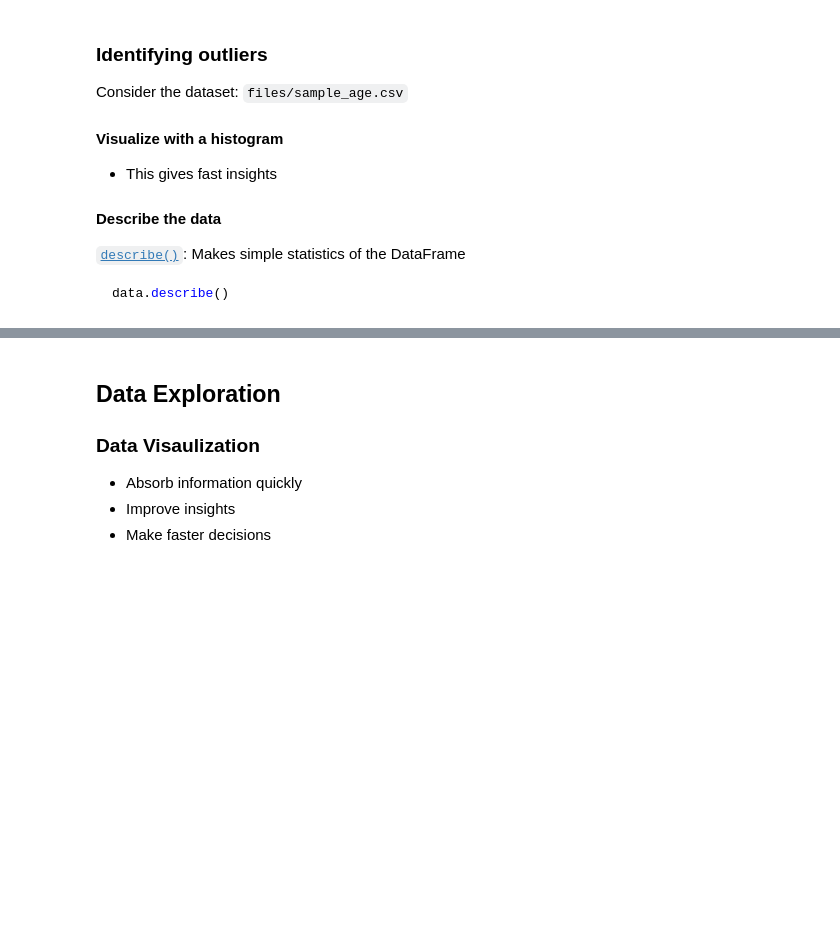
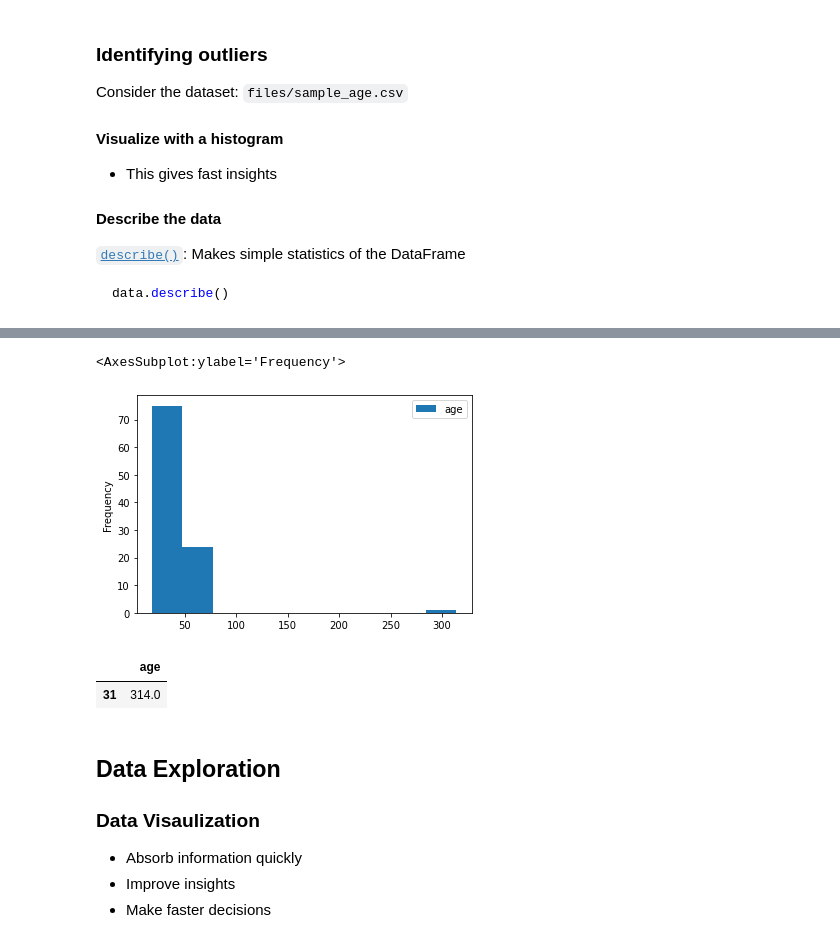
Before and after one commit to usmanjavaid227/DataScienceWithPython, a Jupyter notebook: jupyter/starter/01 - Lesson - Visualization.ipynb, the cells around one changed output, grey strips where cells are left out. Saved outputs shown, nothing was run; the diff lists cells and outputs as text; code cells hidden in the pictures; blank space fills up the shorter version.

````diff
--- a/jupyter/starter/01 - Lesson - Visualization.ipynb
+++ b/jupyter/starter/01 - Lesson - Visualization.ipynb
@@ -65,3 +144,5 @@ Consider the dataset: `files/sample_age.csv`
 ```Python
 data.describe()
 ```
+# %%
+data=pd.read_csv('files/sample_age.csv')
@@ -68,3 +170,13 @@ data.describe()
+# %%
+data.plot.hist()
+# %% [output]
+<AxesSubplot:ylabel='Frequency'>
+[figure, added]
+# %%
+data[data['age']>150]
+# %% [output]
+|  | age |
+| 31 | 314.0 |
 # %% [markdown]
 ## Data Exploration
 
````
Also changed, not shown: parts of 42 cells of this notebook.
